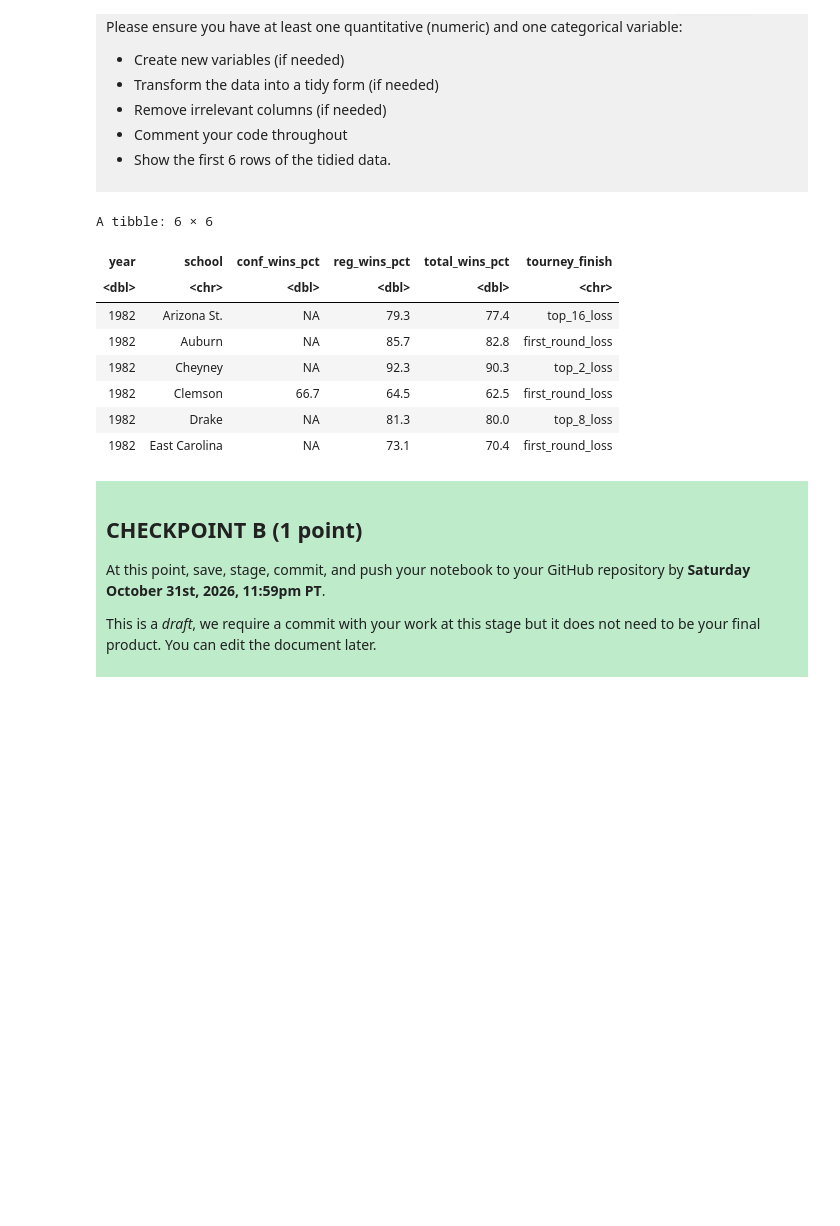
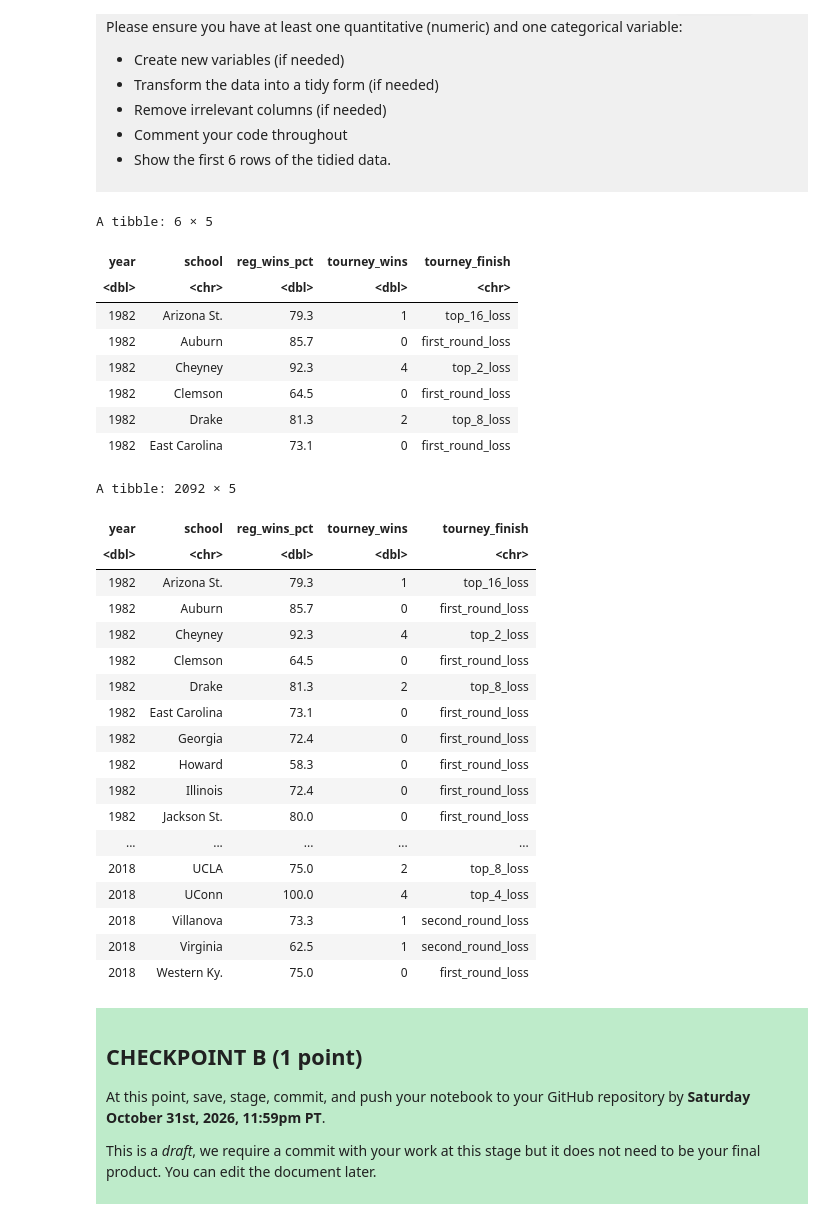
Before and after one commit to mjanzen829/dsci-100-project-mia-janzen, a Jupyter notebook: dsci-100-project-notebook.ipynb, the cells around one changed output. Drawn from its saved outputs; the diff is of its cells as text; code cells hidden in the pictures; blank space fills up the shorter version.

```diff
--- a/dsci-100-project-notebook.ipynb
+++ b/dsci-100-project-notebook.ipynb
@@ -129,10 +129,11 @@ To help you with the analysis, here is a table of descriptions of each of the va
 </div>
 # %%
 library(tidyverse)
+women_march_madness <- read_csv("https://raw.githubusercontent.com/diverse-data-hub/diversedata/refs/heads/main/data-clean/womensmarchmadness.csv")
 
-women_march_madness <- read_csv(
-    "https://raw.githubusercontent.com/diverse-data-hub/diversedata/refs/heads/main/data-clean/womensmarchmadness.csv") |>
-  head(6)
+
+women_march_madness |> head(6)
+
 
 women_march_madness
 #this is a comment made on jupyter
@@ -214,22 +234,48 @@ Produce a tidy data set that could be used to answer your research question usin
 </div>
 # %%
 
+
+
 march_madness_tidy <- women_march_madness |>
-  select(year, school, conf_wins_pct, reg_wins_pct, total_wins_pct, tourney_finish) |>
-  drop_na(reg_wins_pct,tourney_finish)
+  select(year, school, reg_wins_pct, tourney_wins, tourney_finish) |>
 
-march_madness_tidy |>
-  head(6)
+
+  drop_na(reg_wins_pct, tourney_wins, tourney_finish)
+
+
+march_madness_tidy |> head(6)
+
+
+march_madness_tidy
 # %% [output]
-A tibble: 6 × 6
+A tibble: 6 × 5
-| year | school | conf_wins_pct | reg_wins_pct | total_wins_pct | tourney_finish |
-| <dbl> | <chr> | <dbl> | <dbl> | <dbl> | <chr> |
-| 1982 | Arizona St. | NA | 79.3 | 77.4 | top_16_loss |
-| 1982 | Auburn | NA | 85.7 | 82.8 | first_round_loss |
-| 1982 | Cheyney | NA | 92.3 | 90.3 | top_2_loss |
-| 1982 | Clemson | 66.7 | 64.5 | 62.5 | first_round_loss |
-| 1982 | Drake | NA | 81.3 | 80.0 | top_8_loss |
-| 1982 | East Carolina | NA | 73.1 | 70.4 | first_round_loss |
+| year | school | reg_wins_pct | tourney_wins | tourney_finish |
+| <dbl> | <chr> | <dbl> | <dbl> | <chr> |
+| 1982 | Arizona St. | 79.3 | 1 | top_16_loss |
+| 1982 | Auburn | 85.7 | 0 | first_round_loss |
+| 1982 | Cheyney | 92.3 | 4 | top_2_loss |
+| 1982 | Clemson | 64.5 | 0 | first_round_loss |
+| 1982 | Drake | 81.3 | 2 | top_8_loss |
+| 1982 | East Carolina | 73.1 | 0 | first_round_loss |
+A tibble: 2092 × 5
+| year | school | reg_wins_pct | tourney_wins | tourney_finish |
+| <dbl> | <chr> | <dbl> | <dbl> | <chr> |
+| 1982 | Arizona St. | 79.3 | 1 | top_16_loss |
+| 1982 | Auburn | 85.7 | 0 | first_round_loss |
+| 1982 | Cheyney | 92.3 | 4 | top_2_loss |
+| 1982 | Clemson | 64.5 | 0 | first_round_loss |
+| 1982 | Drake | 81.3 | 2 | top_8_loss |
+| 1982 | East Carolina | 73.1 | 0 | first_round_loss |
+| 1982 | Georgia | 72.4 | 0 | first_round_loss |
+| 1982 | Howard | 58.3 | 0 | first_round_loss |
+| 1982 | Illinois | 72.4 | 0 | first_round_loss |
+| 1982 | Jackson St. | 80.0 | 0 | first_round_loss |
+| ... | ... | ... | ... | ... |
+| 2018 | UCLA | 75.0 | 2 | top_8_loss |
+| 2018 | UConn | 100.0 | 4 | top_4_loss |
+| 2018 | Villanova | 73.3 | 1 | second_round_loss |
+| 2018 | Virginia | 62.5 | 1 | second_round_loss |
+| 2018 | Western Ky. | 75.0 | 0 | first_round_loss |
 # %% [markdown]
 <div style="background-color: #beebca; padding: 10px;">
 
```
Also changed, not shown: parts of 13 cells of this notebook.
